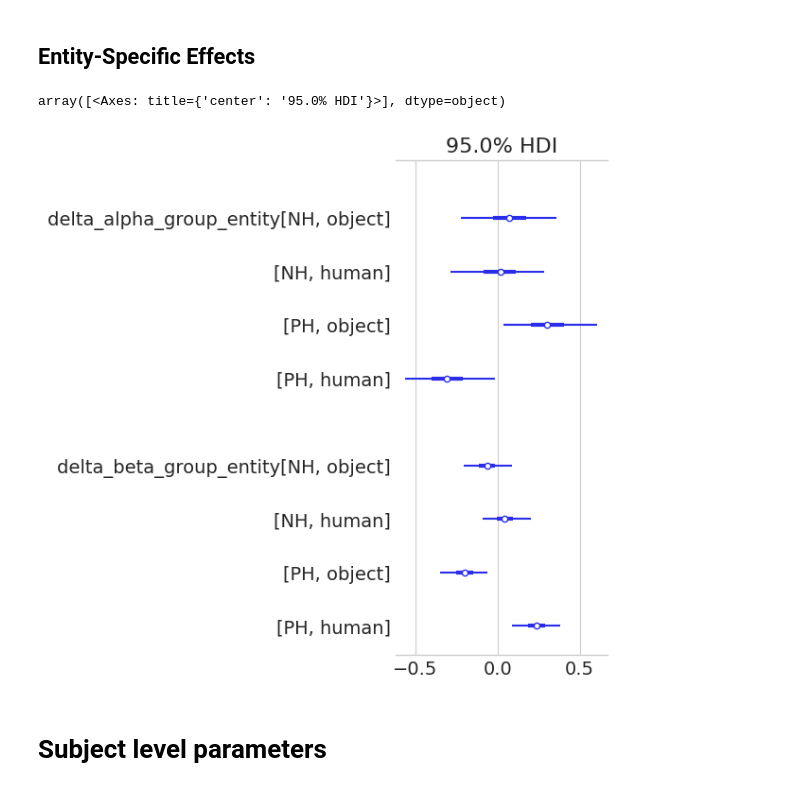
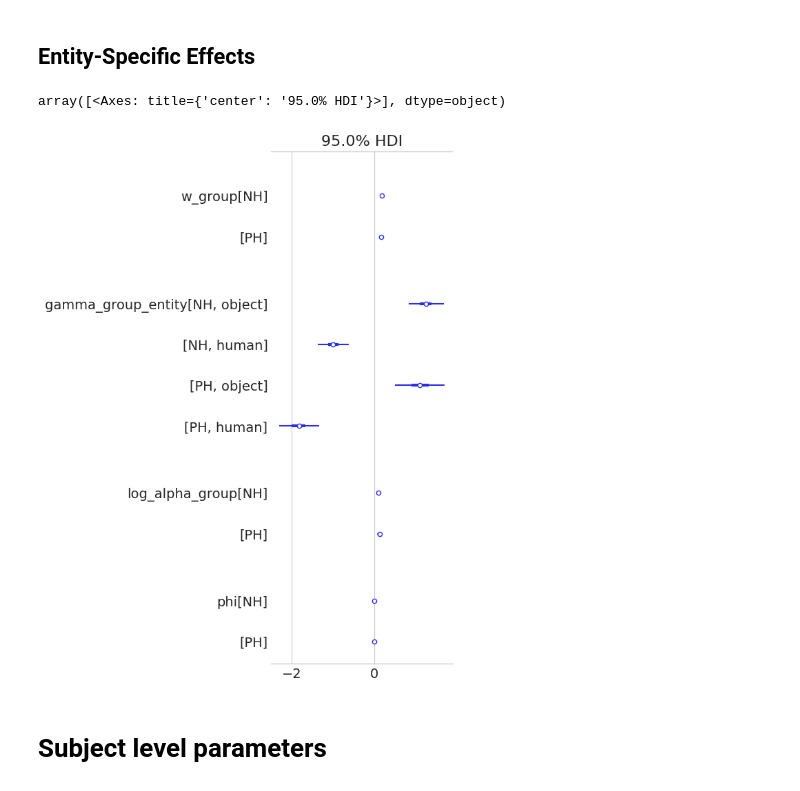
Before and after one commit to ElisiusKLP/NumEst-PD, a Jupyter notebook: notebooks/fit_model_hir2.ipynb, the cells around one changed output. Drawn from its saved outputs; the diff is of its cells as text; code cells hidden in the pictures.

```diff
--- a/notebooks/fit_model_hir2.ipynb
+++ b/notebooks/fit_model_hir2.ipynb
@@ -94,7 +94,7 @@ unpacked list
 4720 rows × 21 columns
 # %%
 # Load data
-X = get_all_data(subset_prop=0.3)
+X = get_all_data()
 
 # Encode hallucination group as Categorical (trial-level, but will extract per subject)
 X["s_param_ph"] = X["s_param_ph"].replace({"1mh": "3mhch"})
@@ -154,0 +158,8 @@ Outlier:
+# %%
+
+# remove rows where Estimated_numerosity > 24
+X = X[X["Estimated_numerosity"].between(4, 50)].copy()
+
+# optional: check result
+print(f"Remaining rows: {len(X)}")
+plt.hist(X["Estimated_numerosity"], bins=30, color="orange")
@@ -187,6 +214,6 @@ ph_type 35
 # %%
 print(f"Building model ...")
-model = build_hierarchical_prior(
+model = build_hierarchical_with_prior(
     x_stim,
     y_obs,
     subject_id,
@@ -208,12 +235,12 @@ sample_config = {
 with model:
     prior_pred = pm.sample_prior_predictive(
         samples=5000,
-        var_names=["y_pred_pp"]
+        var_names=["y_pp", "y_pred_pp"]
     )
 
     trace = pm.sample(**sample_config)
 
-    post_pred = pm.sample_posterior_predictive(trace, var_names=["y_pred"])
+    post_pred = pm.sample_posterior_predictive(trace, var_names=["y_latent", "y_pred"])
 # %% [output]
 The effect of Potentials on other parameters is ignored during prior predictive sampling. This is likely to lead to invalid or biased predictive samples.
 
@@ -729,12 +781,12 @@ The figure layout has changed to tight
 # %%
 az.plot_forest(
     idata,
-    var_names=["delta_alpha_group_entity", "delta_beta_group_entity"],
+    var_names=["w_group", "gamma_group_entity", "log_alpha_group", "phi"],
     combined=True,
     hdi_prob=0.95
 )
 # %% [output]
 array([<Axes: title={'center': '95.0% HDI'}>], dtype=object)
-[figure, old version]
+[figure, new version]
 # %% [markdown]
 # Subject level parameters
```
Also changed, not shown: parts of 21 cells of this notebook, 8 other files.
